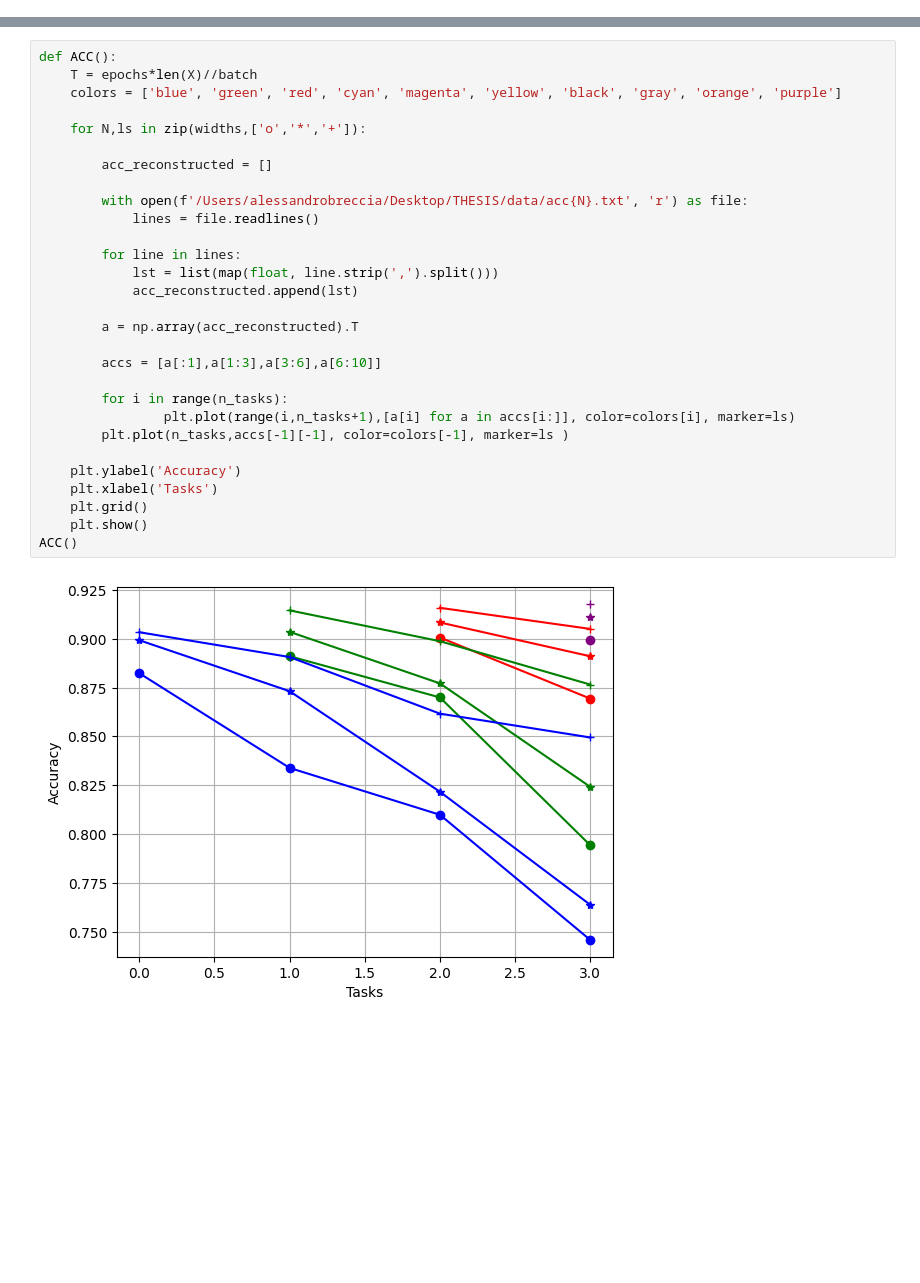
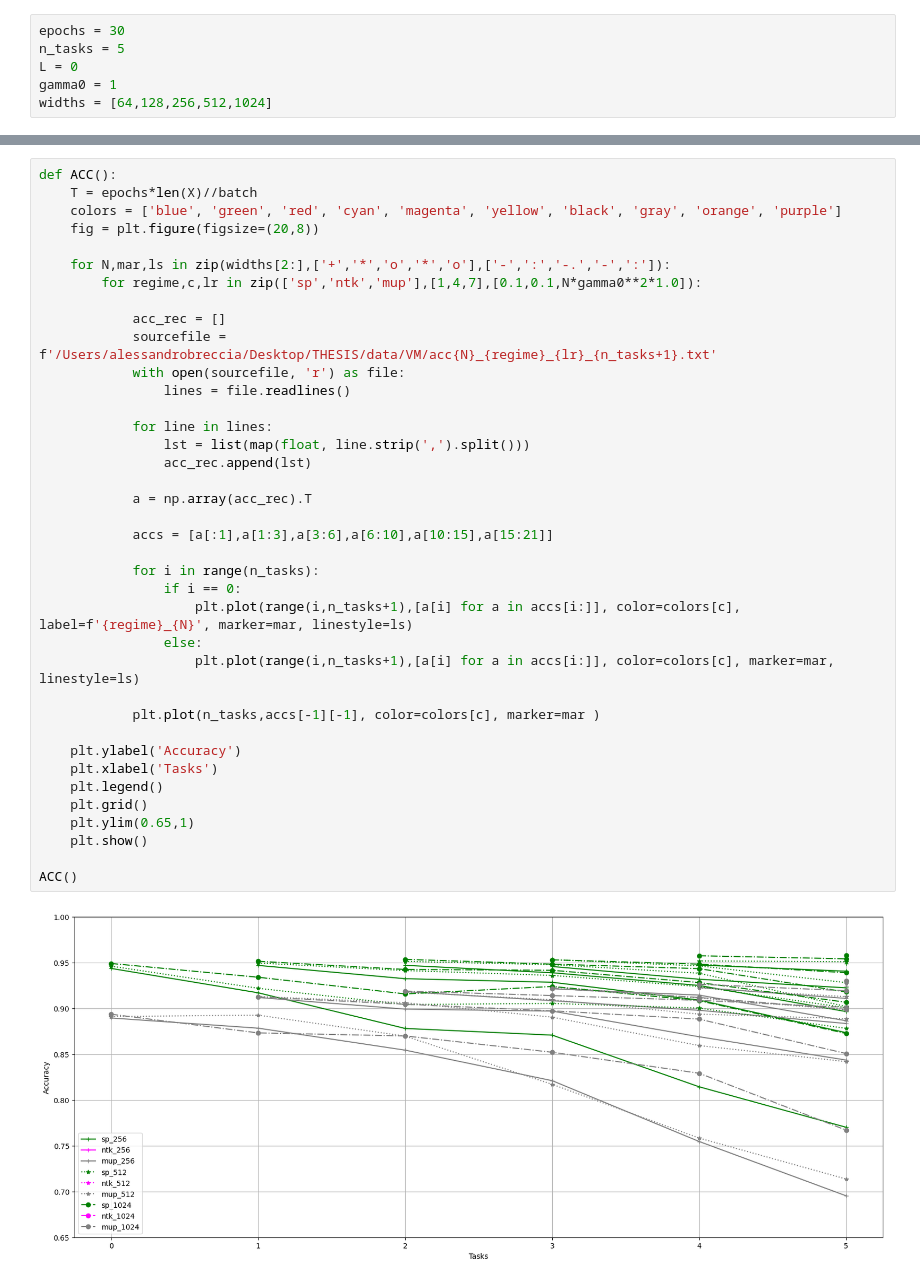
Before and after one commit to alessandrobreccia99/Infinite_width_Continual_Learning, a Jupyter notebook: continual.ipynb, the cells around one changed output, grey strips where cells are left out. Saved outputs shown, nothing was run; the diff lists cells and outputs as text; blank space fills up the shorter version.

```diff
--- a/continual.ipynb
+++ b/continual.ipynb
@@ -159 +205,7 @@ for N in widths:
+# %%
+epochs = 30
+n_tasks = 5
+L = 0
+gamma0 = 1
+widths = [64,128,256,512,1024]
 # %%
@@ -198,34 +267,43 @@ SHARP()
 # %%
 def ACC():
     T = epochs*len(X)//batch
     colors = ['blue', 'green', 'red', 'cyan', 'magenta', 'yellow', 'black', 'gray', 'orange', 'purple']
+    fig = plt.figure(figsize=(20,8))
 
-    for N,ls in zip(widths,['o','*','+']):
+    for N,mar,ls in zip(widths[2:],['+','*','o','*','o'],['-',':','-.','-',':']):
+        for regime,c,lr in zip(['sp','ntk','mup'],[1,4,7],[0.1,0.1,N*gamma0**2*1.0]):
 
-        acc_reconstructed = []
+            acc_rec = []
+            sourcefile = f'/Users/alessandrobreccia/Desktop/THESIS/data/VM/acc{N}_{regime}_{lr}_{n_tasks+1}.txt'
+            with open(sourcefile, 'r') as file:
+                lines = file.readlines()
 
-        with open(f'/Users/alessandrobreccia/Desktop/THESIS/data/acc{N}.txt', 'r') as file:
-            lines = file.readlines()
+            for line in lines:
+                lst = list(map(float, line.strip(',').split()))
+                acc_rec.append(lst)
 
-        for line in lines:
-            lst = list(map(float, line.strip(',').split()))
-            acc_reconstructed.append(lst)
+            a = np.array(acc_rec).T
 
-        a = np.array(acc_reconstructed).T
+            accs = [a[:1],a[1:3],a[3:6],a[6:10],a[10:15],a[15:21]]
 
-        accs = [a[:1],a[1:3],a[3:6],a[6:10]]
+            for i in range(n_tasks):
+                if i == 0:
+                    plt.plot(range(i,n_tasks+1),[a[i] for a in accs[i:]], color=colors[c], label=f'{regime}_{N}', marker=mar, linestyle=ls)
+                else:
+                    plt.plot(range(i,n_tasks+1),[a[i] for a in accs[i:]], color=colors[c], marker=mar, linestyle=ls)
 
-        for i in range(n_tasks):
-                plt.plot(range(i,n_tasks+1),[a[i] for a in accs[i:]], color=colors[i], marker=ls)
-        plt.plot(n_tasks,accs[-1][-1], color=colors[-1], marker=ls )
+            plt.plot(n_tasks,accs[-1][-1], color=colors[c], marker=mar )
 
     plt.ylabel('Accuracy')
     plt.xlabel('Tasks')
+    plt.legend()
     plt.grid()
+    plt.ylim(0.65,1)
     plt.show()
+
 ACC()
 # %% [output]
-[figure, old version]
+[figure, new version]
 # %%
 def OVERLAP():
     T = epochs*len(X)//batch
```
Also changed, not shown: parts of 5 cells of this notebook, 3 other files.
